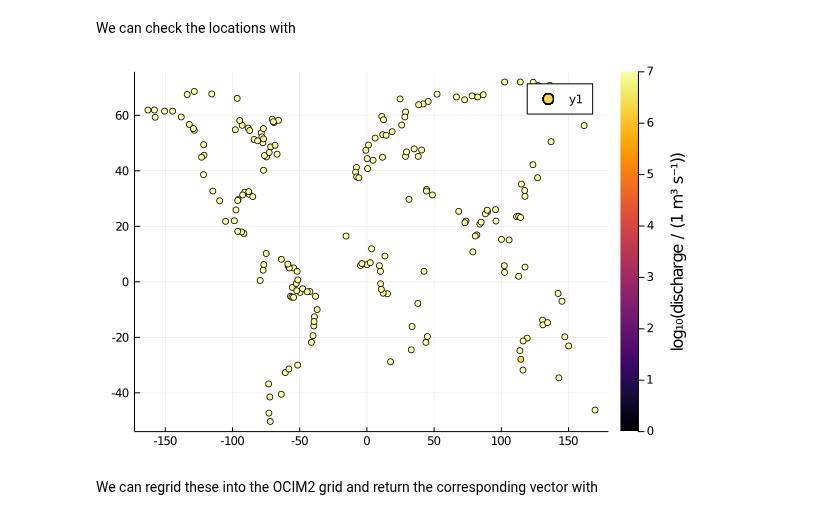
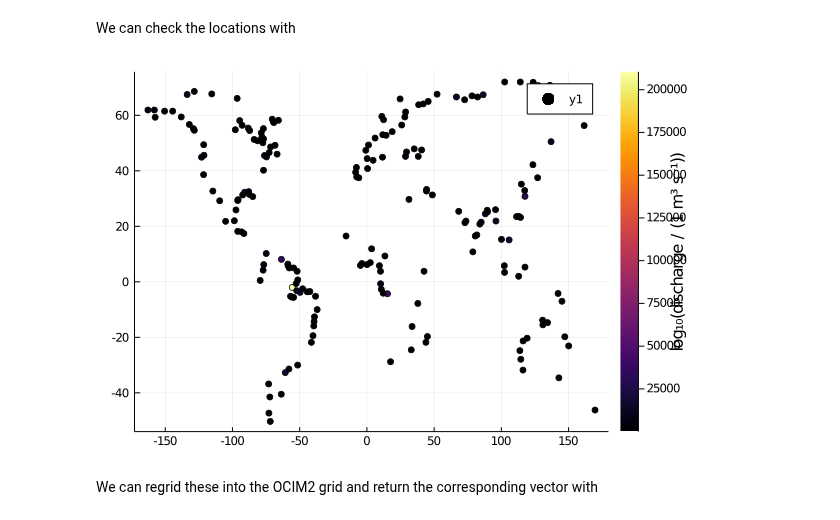
Before and after one commit to JuliaOcean/AIBECS.jl, a Jupyter notebook: dev/notebooks/5_river_discharge.ipynb, the cells around one changed output. Saved outputs shown, nothing was run; the diff lists cells and outputs as text; code cells hidden in the pictures.

```diff
--- a/dev/notebooks/5_river_discharge.ipynb
+++ b/dev/notebooks/5_river_discharge.ipynb
@@ -114,10 +114,10 @@ We can check the locations with
 # %%
 using Plots
 scatter([r.lon for r in RIVERS], [r.lat for r in RIVERS],
         zcolor=ustrip.([r.VFR for r in RIVERS] / u"m^3/s"),
-        clim=(0,7), colorbartitle="log₁₀(discharge / (1 m³ s⁻¹))")
+        colorbartitle="log₁₀(discharge / (1 m³ s⁻¹))")
 # %% [output]
-[figure, old version]
+[figure, new version]
 # %% [markdown]
 We can regrid these into the OCIM2 grid and return the corresponding vector with
 # %%
```
Also changed, not shown: 23 other files.
